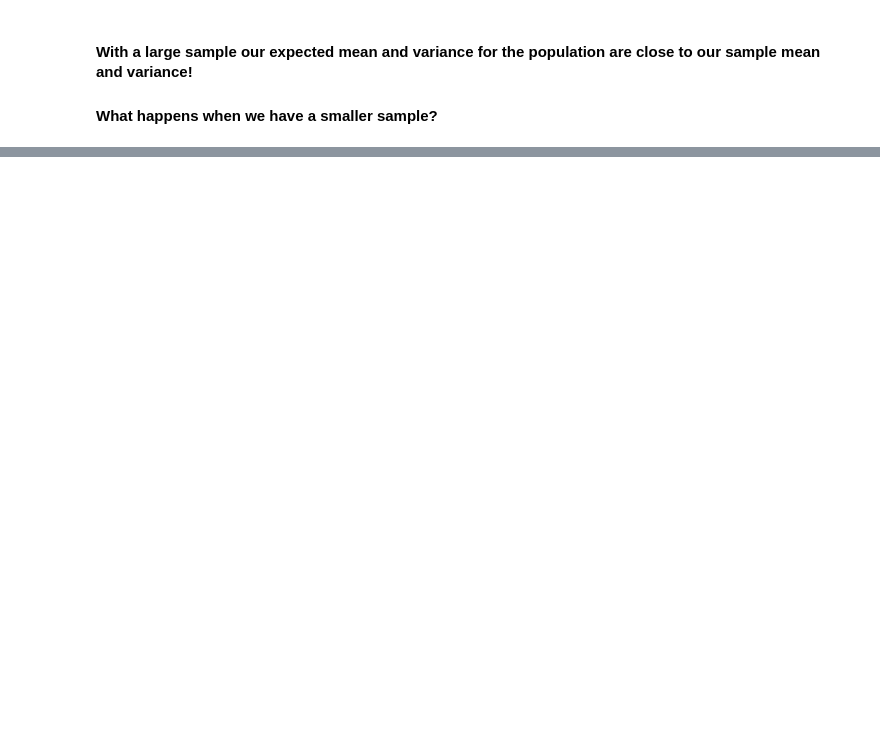
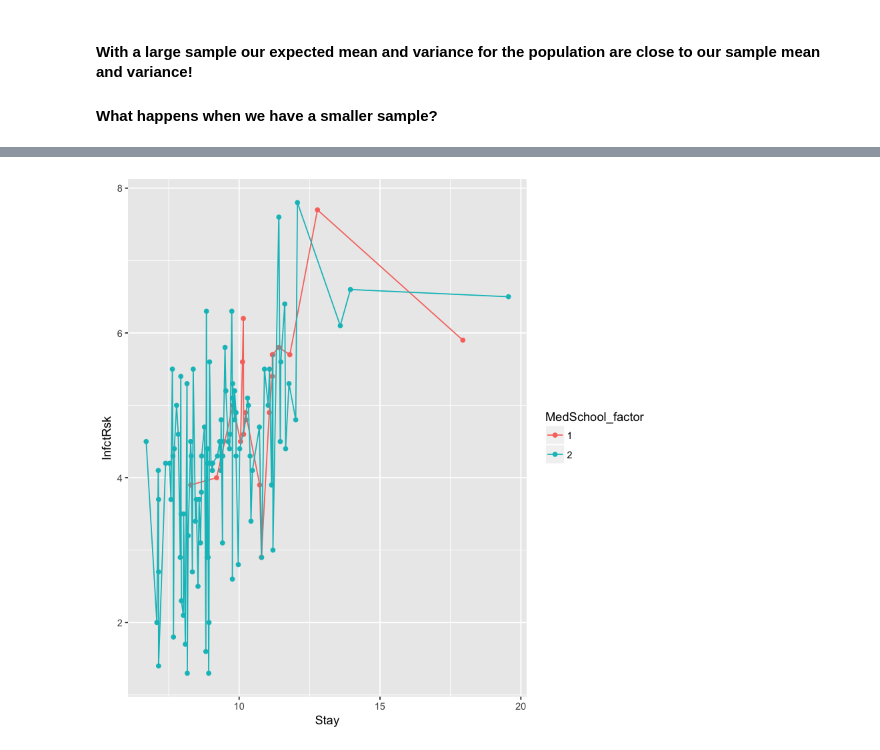
Before and after one commit to UB-BiomedicalInformatics/BMI504-SP18, a Jupyter notebook: BMI504_Class5.ipynb, the cells around one changed output, grey strips where cells are left out. Cells and saved outputs as stored; diff of their text form; code cells hidden in the pictures; blank space fills up the shorter version.

```diff
--- a/BMI504_Class5.ipynb
+++ b/BMI504_Class5.ipynb
@@ -139,0 +330,9 @@ sqrt(7*.3*(1-.3))
+# %%
+####some fun plots
+ggplot(subset(risk, MedSchool_factor %in% c("1", "2")),
+       aes(x=Stay,
+           y=InfctRsk,
+           color=MedSchool_factor))+
+  geom_point()+geom_line()
+# %% [output]
+[figure, added]
```
Also changed, not shown: parts of 31 cells of this notebook.
